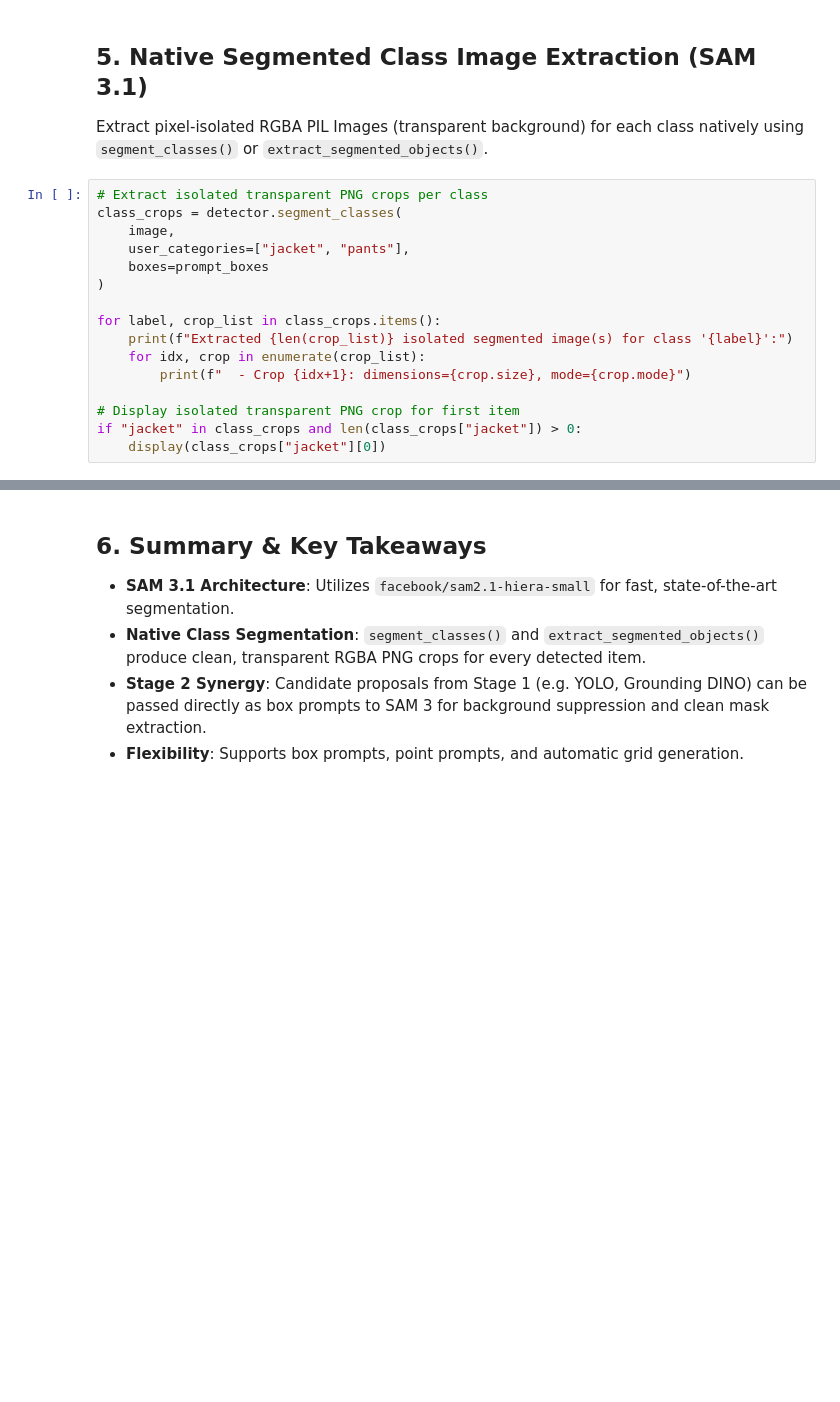
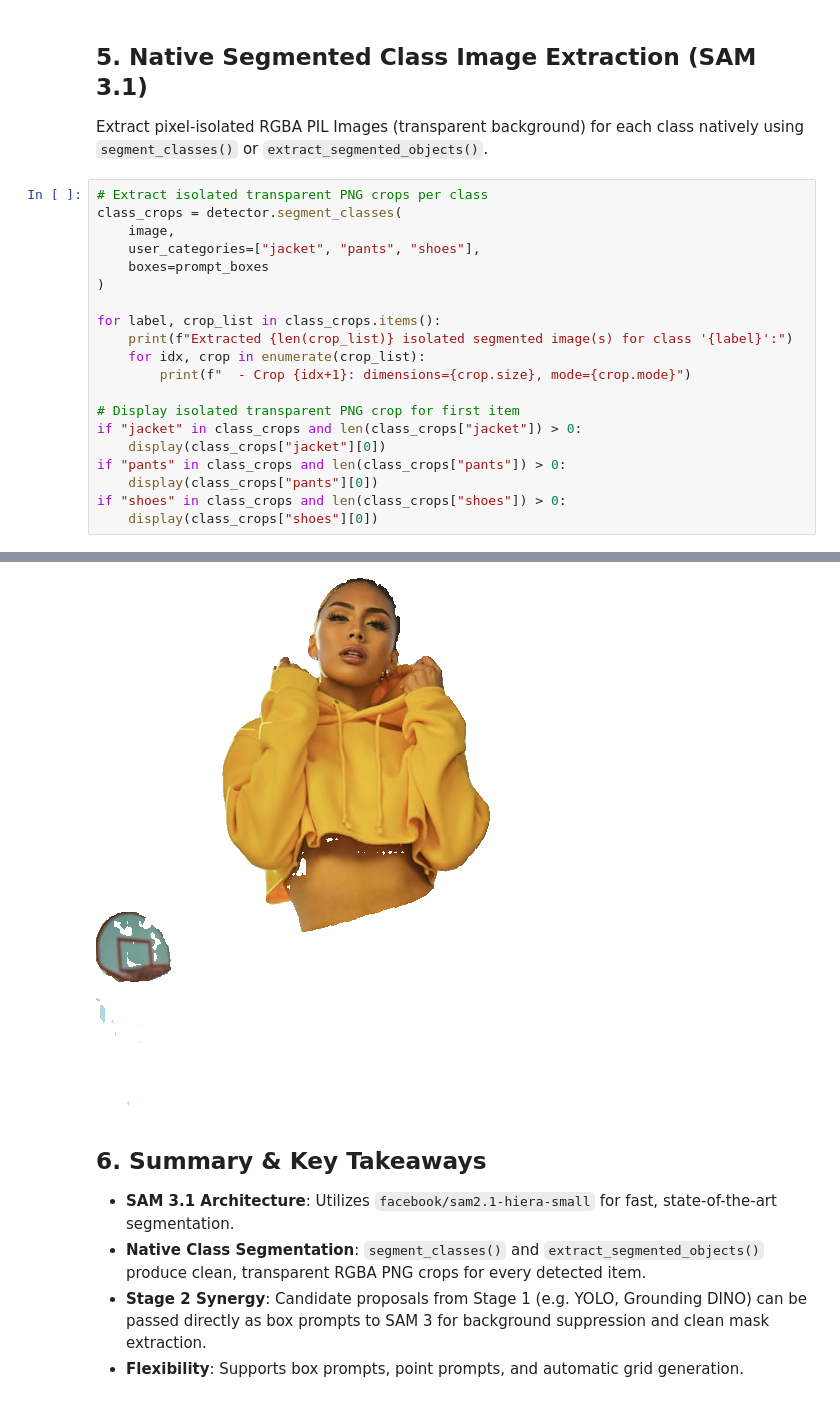
Before and after one commit to SunnyRaj94/visual-fashion-detector, a Jupyter notebook: 14_sam_detection_experiments.ipynb, the cells around one changed output, grey strips where cells are left out. Cells and saved outputs as stored; diff of their text form; blank space fills up the shorter version.

```diff
--- a/14_sam_detection_experiments.ipynb
+++ b/14_sam_detection_experiments.ipynb
@@ -100,7 +115,7 @@ Extract pixel-isolated RGBA PIL Images (transparent background) for each class n
 # Extract isolated transparent PNG crops per class
 class_crops = detector.segment_classes(
     image,
-    user_categories=["jacket", "pants"],
+    user_categories=["jacket", "pants", "shoes"],
     boxes=prompt_boxes
 )
 
@@ -112,3 +127,8 @@ for label, crop_list in class_crops.items():
 # Display isolated transparent PNG crop for first item
 if "jacket" in class_crops and len(class_crops["jacket"]) > 0:
     display(class_crops["jacket"][0])
+if "pants" in class_crops and len(class_crops["pants"]) > 0:
+    display(class_crops["pants"][0])
+if "shoes" in class_crops and len(class_crops["shoes"]) > 0:
+    display(class_crops["shoes"][0])
+# %% [output]
@@ -115,3 +145,5 @@ if "jacket" in class_crops and len(class_crops["jacket"]) > 0:
+[figure, added]
+[figure, added]
 # %% [markdown]
 ## 6. Summary & Key Takeaways
 - **SAM 3.1 Architecture**: Utilizes `facebook/sam2.1-hiera-small` for fast, state-of-the-art segmentation.
```
Also changed, not shown: parts of 7 cells of this notebook, 2 other files.
